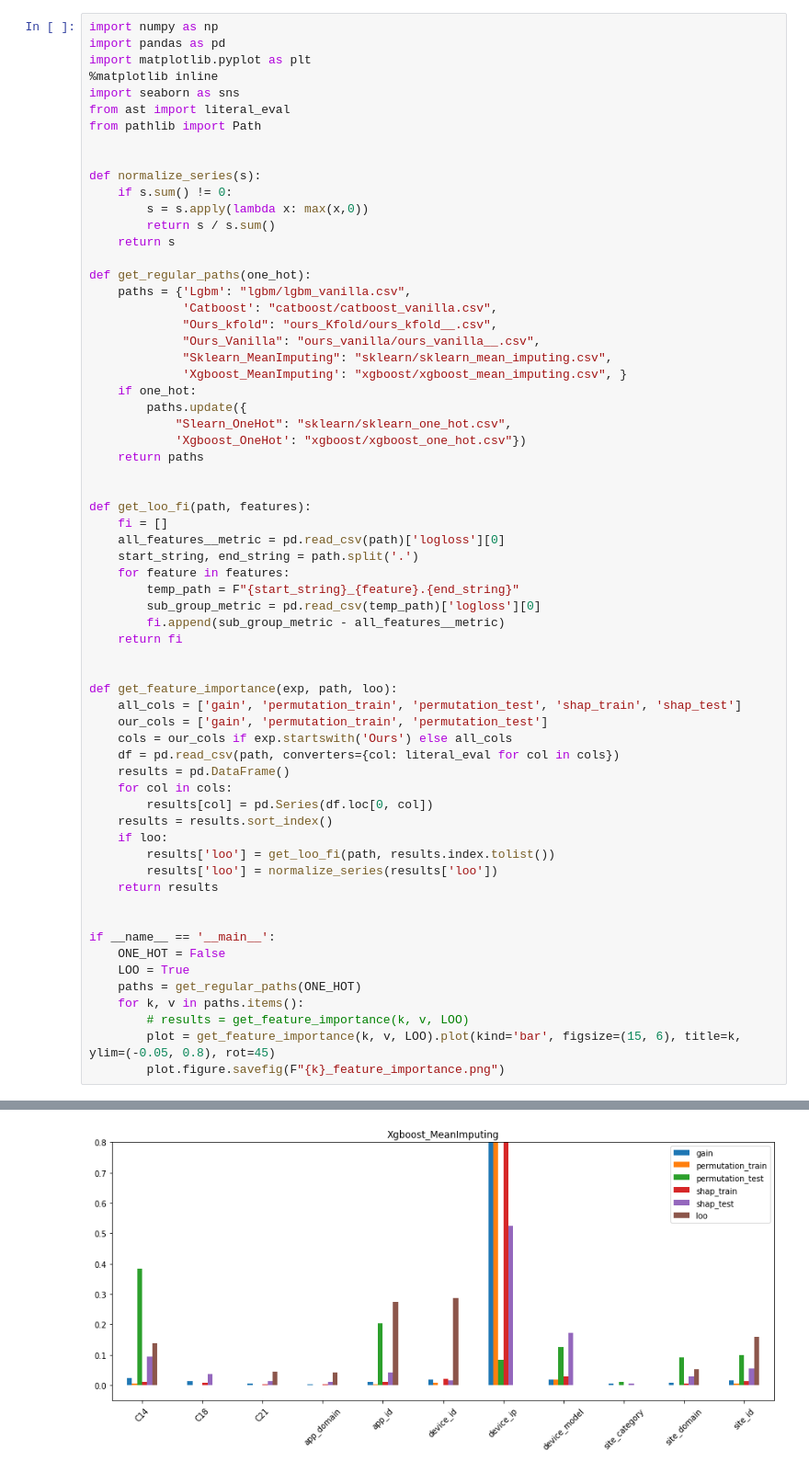
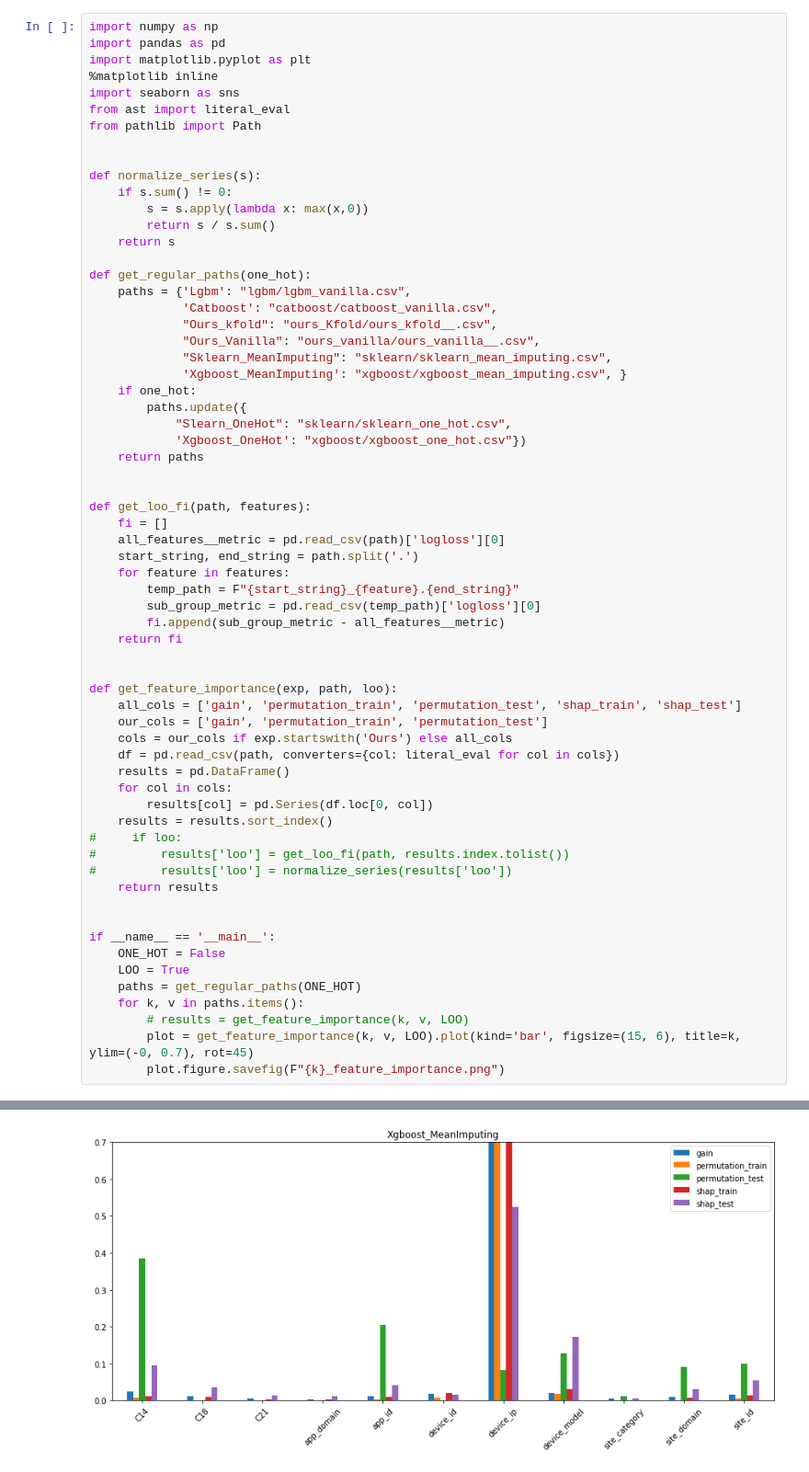
Before and after one commit to AfekIlayAdler/CrossValidatedFeatureSelection, a Jupyter notebook: experiments/gbm_classification/criteo_ctr/results/loo/criteo.ipynb, the cells around one changed output, grey strips where cells are left out. Shown: that part at 92% size. Saved outputs shown, nothing was run; the diff lists cells and outputs as text.

```diff
--- a/experiments/gbm_classification/criteo_ctr/results/loo/criteo.ipynb
+++ b/experiments/gbm_classification/criteo_ctr/results/loo/criteo.ipynb
@@ -48,9 +48,9 @@ def get_feature_importance(exp, path, loo):
     for col in cols:
         results[col] = pd.Series(df.loc[0, col])
     results = results.sort_index()
-    if loo:
-        results['loo'] = get_loo_fi(path, results.index.tolist())
-        results['loo'] = normalize_series(results['loo'])
+#     if loo:
+#         results['loo'] = get_loo_fi(path, results.index.tolist())
+#         results['loo'] = normalize_series(results['loo'])
     return results
 
 
@@ -60,6 +60,6 @@ if __name__ == '__main__':
     paths = get_regular_paths(ONE_HOT)
     for k, v in paths.items():
         # results = get_feature_importance(k, v, LOO)
-        plot = get_feature_importance(k, v, LOO).plot(kind='bar', figsize=(15, 6), title=k, ylim=(-0.05, 0.8), rot=45)
+        plot = get_feature_importance(k, v, LOO).plot(kind='bar', figsize=(15, 6), title=k, ylim=(-0, 0.7), rot=45)
         plot.figure.savefig(F"{k}_feature_importance.png")
 # %% [output]
@@ -71,2 +71,2 @@ if __name__ == '__main__':
-[figure, old version]
+[figure, new version]
 # %%
```
Also changed, not shown: parts of 2 cells of this notebook.
